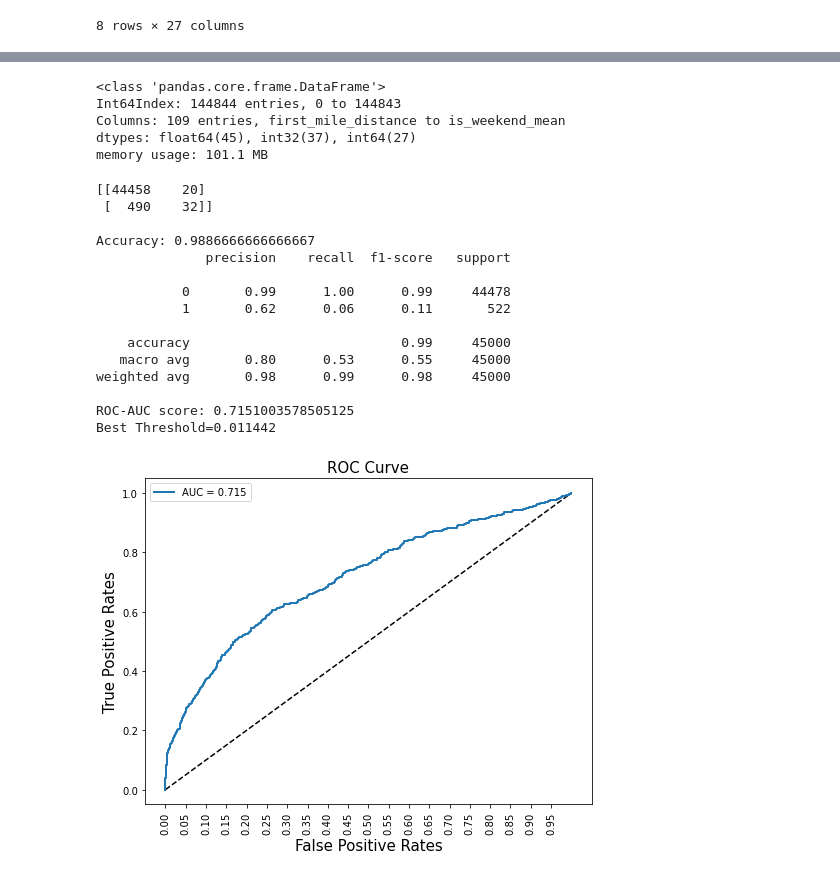
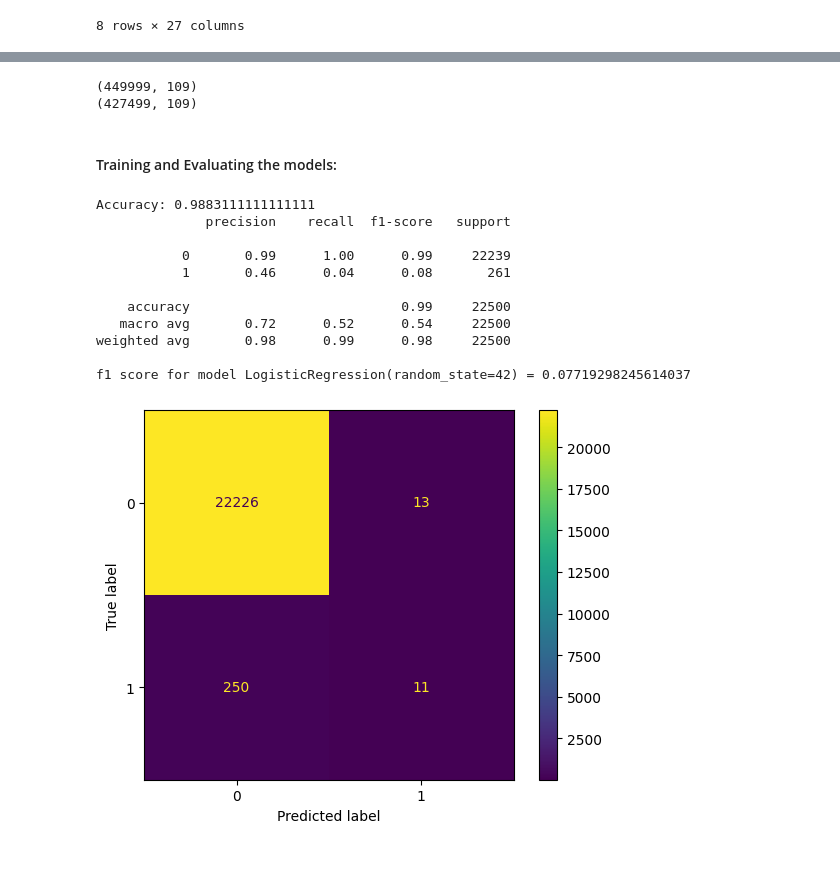
Before and after one commit to 07UPENDRA/Rider-driven-cancellation-Prediction, a Jupyter notebook: final_code.ipynb, the cells around one changed output, grey strips where cells are left out. Saved outputs shown, nothing was run; the diff lists cells and outputs as text; code cells hidden in the pictures.

```diff
--- a/final_code.ipynb
+++ b/final_code.ipynb
@@ -313 +287,27 @@ test_dataset = test_dataset.merge(cat,how = 'left', on = 'rider_id')
+# %%
+# groupby by rider id, calculate count, mean, max, min, sum for rider id
+agg = numeric_dataset.groupby('rider_id').agg(['count', 'mean', 'max', 'min', 'sum']).reset_index()
+
+agg_idx = ['count', 'mean', 'max', 'min', 'sum']
+num_agg_cols = ['rider_id']
+for col in numeric_cols:
+    if col is not 'rider_id':
+        for agi in agg_idx:
+            num_agg_cols.append(col + '_' + agi)
+
+agg.columns = num_agg_cols
+dataset = dataset.merge(agg,how = 'left', on = 'rider_id')
+# %%
+# groupby by rider id, calculate sum, mean
+cat = categorical.groupby('rider_id').agg(['sum', 'mean']).reset_index()
+
+agg_idx = ['sum', 'mean']
+cat_agg_cols = ['rider_id']
+for col in categorical_cols:
+    if col is not 'rider_id':
+        for agi in agg_idx:
+            cat_agg_cols.append(col + '_' + agi)
+
+cat.columns = cat_agg_cols
+dataset = dataset.merge(cat,how = 'left', on = 'rider_id')
 # %%
@@ -321,7 +317,7 @@ test_dataset.drop(['order_time', 'order_id', 'order_date', 'allot_time', 'accept
 # %%
+# split data into train and test
 X = dataset.drop('cancelled',axis=1)
 y = dataset['cancelled']
 
 from sklearn.model_selection import train_test_split
-X_train, X_test, y_train, y_test = train_test_split(X,y,random_state=42,test_size=0.10,stratify=y)
-# test_dataset = test_dataset.drop(),drop_first=True)
+X_train, X_test, y_train, y_test = train_test_split(X,y,random_state=42,test_size=0.05,stratify=y)
@@ -342,18 +324,15 @@ print(weight_for_0,weight_for_1)'''
-# %%
-test_dataset.info()
-# %% [output]
-<class 'pandas.core.frame.DataFrame'>
-Int64Index: 144844 entries, 0 to 144843
-Columns: 109 entries, first_mile_distance to is_weekend_mean
-dtypes: float64(45), int32(37), int64(27)
-memory usage: 101.1 MB
+# %%
+print(X.shape)
+print(X_train.shape)
+# %% [output]
+(449999, 109)
+(427499, 109)
 # %%
-from sklearn.metrics import confusion_matrix,accuracy_score,classification_report,roc_auc_score,roc_curve
+# function to evaluate the model performance
 def model_evaluation(model,X_test,y_test):
     y_pred = model.predict(X_test)
-
-    cm = confusion_matrix(y_test,y_pred)
-    print(cm)
+    plot_confusion_matrix(model, X_test,y_test)
     print(f"\nAccuracy: {accuracy_score(y_test, y_pred)}")
     print(classification_report(y_test,y_pred))
-    print(f"ROC-AUC score: {roc_auc_score(y_test,model.predict_proba(X_test)[:,1])}")
+    from sklearn.metrics import f1_score
+    print(f"f1 score for model {model} = {f1_score(y_pred=y_pred, y_true= y_test)}")
@@ -379,24 +339,22 @@ def plot_roc_curve(model,X_test,y_test):
+# %% [markdown]
+#### Training and Evaluating the models:
 # %%
+# train logistic regression
 from sklearn.linear_model import LogisticRegression
 model_1 = LogisticRegression(random_state=42)
 model_1.fit(X_train, y_train)
 model_evaluation(model_1,X_test,y_test)
-plot_roc_curve(model_1,X_test,y_test)
 # %% [output]
-[[44458    20]
- [  490    32]]
-
-Accuracy: 0.9886666666666667
+Accuracy: 0.9883111111111111
               precision    recall  f1-score   support
 
-           0       0.99      1.00      0.99     44478
-           1       0.62      0.06      0.11       522
+           0       0.99      1.00      0.99     22239
+           1       0.46      0.04      0.08       261
 
-    accuracy                           0.99     45000
-   macro avg       0.80      0.53      0.55     45000
-weighted avg       0.98      0.99      0.98     45000
+    accuracy                           0.99     22500
+   macro avg       0.72      0.52      0.54     22500
+weighted avg       0.98      0.99      0.98     22500
 
-ROC-AUC score: 0.7151003578505125
-Best Threshold=0.011442
+f1 score for model LogisticRegression(random_state=42) = 0.07719298245614037
-[figure, old version]
+[figure, new version]
 # %%
```
Also changed, not shown: parts of 52 cells of this notebook.
